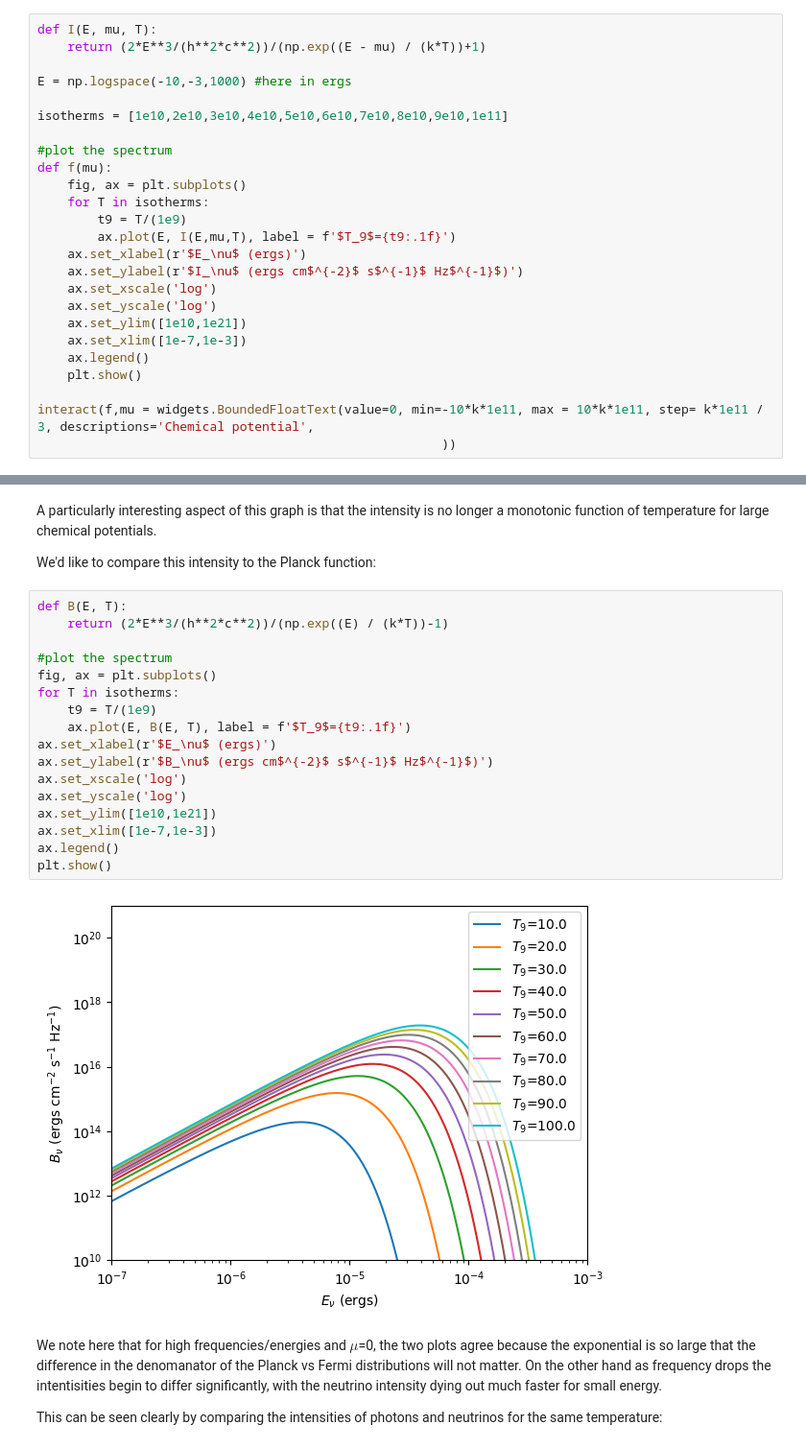
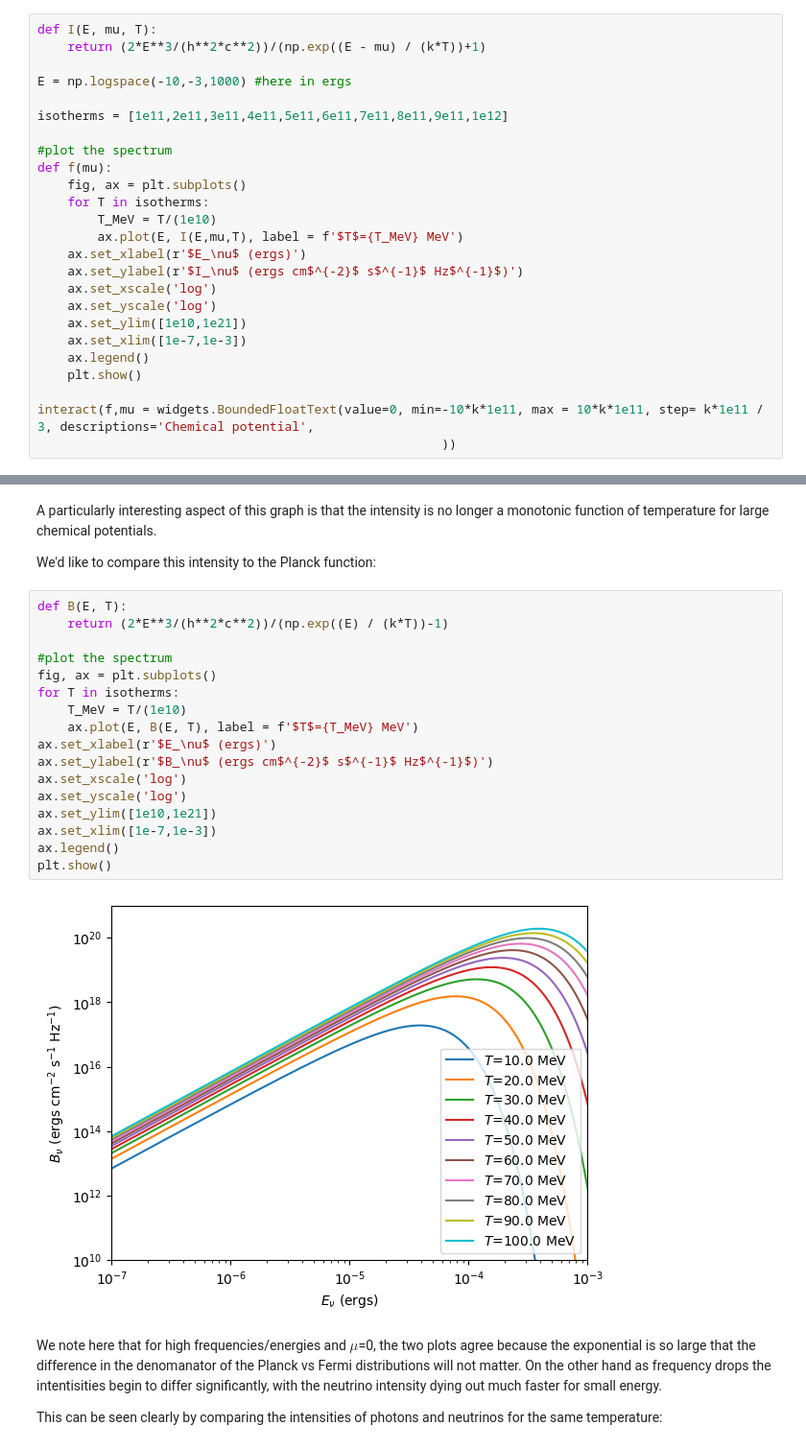
Before and after one commit to lucaswalls18/nu_fluxSN, a Jupyter notebook: nu_flux.ipynb, the cells around one changed output, grey strips where cells are left out. Shown at 96% size. Drawn from its saved outputs; the diff is of its cells as text.

```diff
--- a/nu_flux.ipynb
+++ b/nu_flux.ipynb
@@ -52,14 +52,14 @@ def I(E, mu, T):
 
 E = np.logspace(-10,-3,1000) #here in ergs
 
-isotherms = [1e10,2e10,3e10,4e10,5e10,6e10,7e10,8e10,9e10,1e11]
+isotherms = [1e11,2e11,3e11,4e11,5e11,6e11,7e11,8e11,9e11,1e12]
 
 #plot the spectrum
 def f(mu):
     fig, ax = plt.subplots()
     for T in isotherms:
-        t9 = T/(1e9)
-        ax.plot(E, I(E,mu,T), label = f'$T_9$={t9:.1f}')
+        T_MeV = T/(1e10)
+        ax.plot(E, I(E,mu,T), label = f'$T$={T_MeV} MeV')
     ax.set_xlabel(r'$E_\nu$ (ergs)')
     ax.set_ylabel(r'$I_\nu$ (ergs cm$^{-2}$ s$^{-1}$ Hz$^{-1}$)')
     ax.set_xscale('log')
@@ -81,22 +81,22 @@ We'd like to compare this intensity to the Planck function:
 # %%
 def B(E, T):
     return (2*E**3/(h**2*c**2))/(np.exp((E) / (k*T))-1)
 
 #plot the spectrum
 fig, ax = plt.subplots()
 for T in isotherms:
-    t9 = T/(1e9)
-    ax.plot(E, B(E, T), label = f'$T_9$={t9:.1f}')
+    T_MeV = T/(1e10)
+    ax.plot(E, B(E, T), label = f'$T$={T_MeV} MeV')
 ax.set_xlabel(r'$E_\nu$ (ergs)')
 ax.set_ylabel(r'$B_\nu$ (ergs cm$^{-2}$ s$^{-1}$ Hz$^{-1}$)')
 ax.set_xscale('log')
 ax.set_yscale('log')
 ax.set_ylim([1e10,1e21])
 ax.set_xlim([1e-7,1e-3])
 ax.legend()
 plt.show()
 # %% [output]
-[figure, old version]
+[figure, new version]
 # %% [markdown]
 We note here that for high frequencies/energies and $\mu$=0, the two plots agree because the exponential is so large that the difference in the denomanator of the Planck vs Fermi distributions will not matter. On the other hand as frequency drops the intentisities begin to differ significantly, with the neutrino intensity dying out much faster for small energy.
 
```
Also changed, not shown: parts of 5 cells of this notebook.
